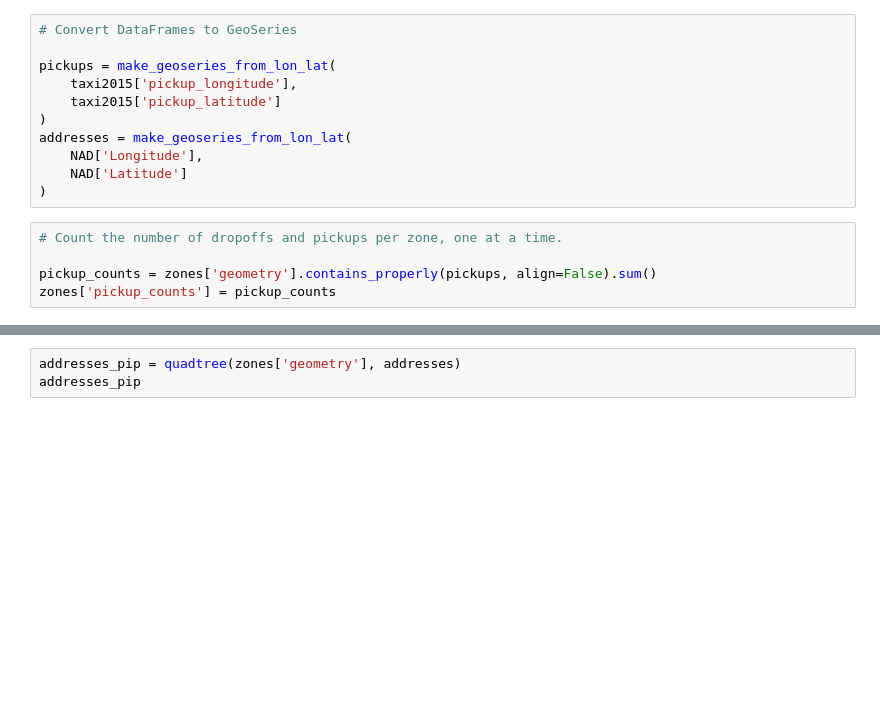
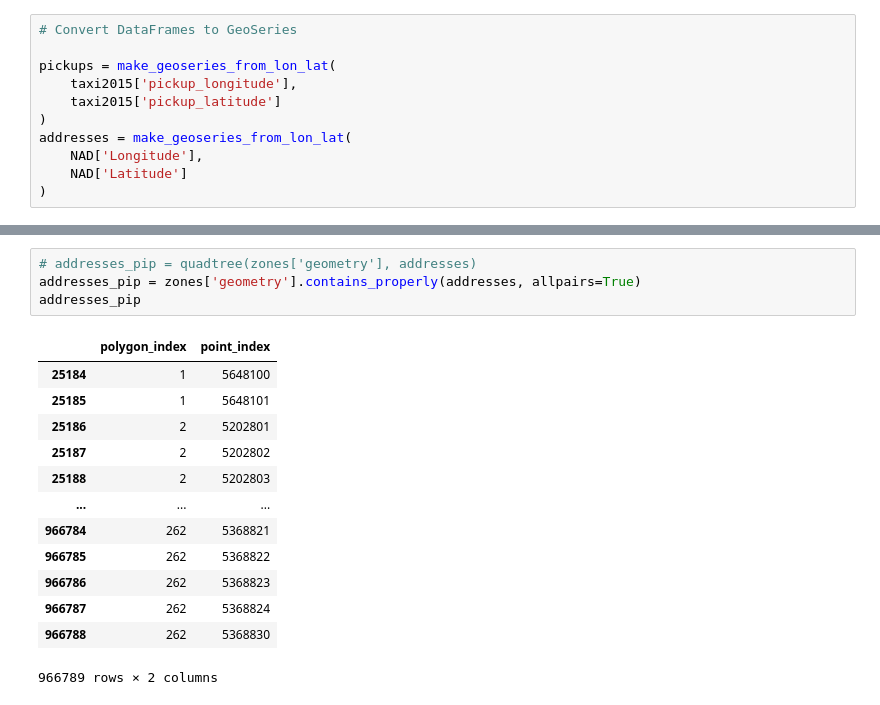
Before and after one commit to thomcom/gtc-2023, a Jupyter notebook: GTC 2023.ipynb, the cells around one changed output, grey strips where cells are left out. Saved outputs shown, nothing was run; the diff lists cells and outputs as text; blank space fills up the shorter version.

```diff
--- a/GTC 2023.ipynb
+++ b/GTC 2023.ipynb
@@ -61,8 +54,3 @@ addresses = make_geoseries_from_lon_lat(
     NAD['Longitude'],
     NAD['Latitude']
 )
-# %%
-# Count the number of dropoffs and pickups per zone, one at a time.
-
-pickup_counts = zones['geometry'].contains_properly(pickups, align=False).sum()
-zones['pickup_counts'] = pickup_counts
@@ -118,4 +57,19 @@ def quadtree(polygons, points):
 # %%
-addresses_pip = quadtree(zones['geometry'], addresses)
+# addresses_pip = quadtree(zones['geometry'], addresses)
+addresses_pip = zones['geometry'].contains_properly(addresses, allpairs=True)
 addresses_pip
+# %% [output]
+|  | polygon_index | point_index |
+| 25184 | 1 | 5648100 |
+| 25185 | 1 | 5648101 |
+| 25186 | 2 | 5202801 |
+| 25187 | 2 | 5202802 |
+| 25188 | 2 | 5202803 |
+| ... | ... | ... |
+| 966784 | 262 | 5368821 |
+| 966785 | 262 | 5368822 |
+| 966786 | 262 | 5368823 |
+| 966787 | 262 | 5368824 |
+| 966788 | 262 | 5368830 |
+966789 rows × 2 columns
 # %%
```
Also changed, not shown: parts of 20 cells of this notebook, 1 other file.
